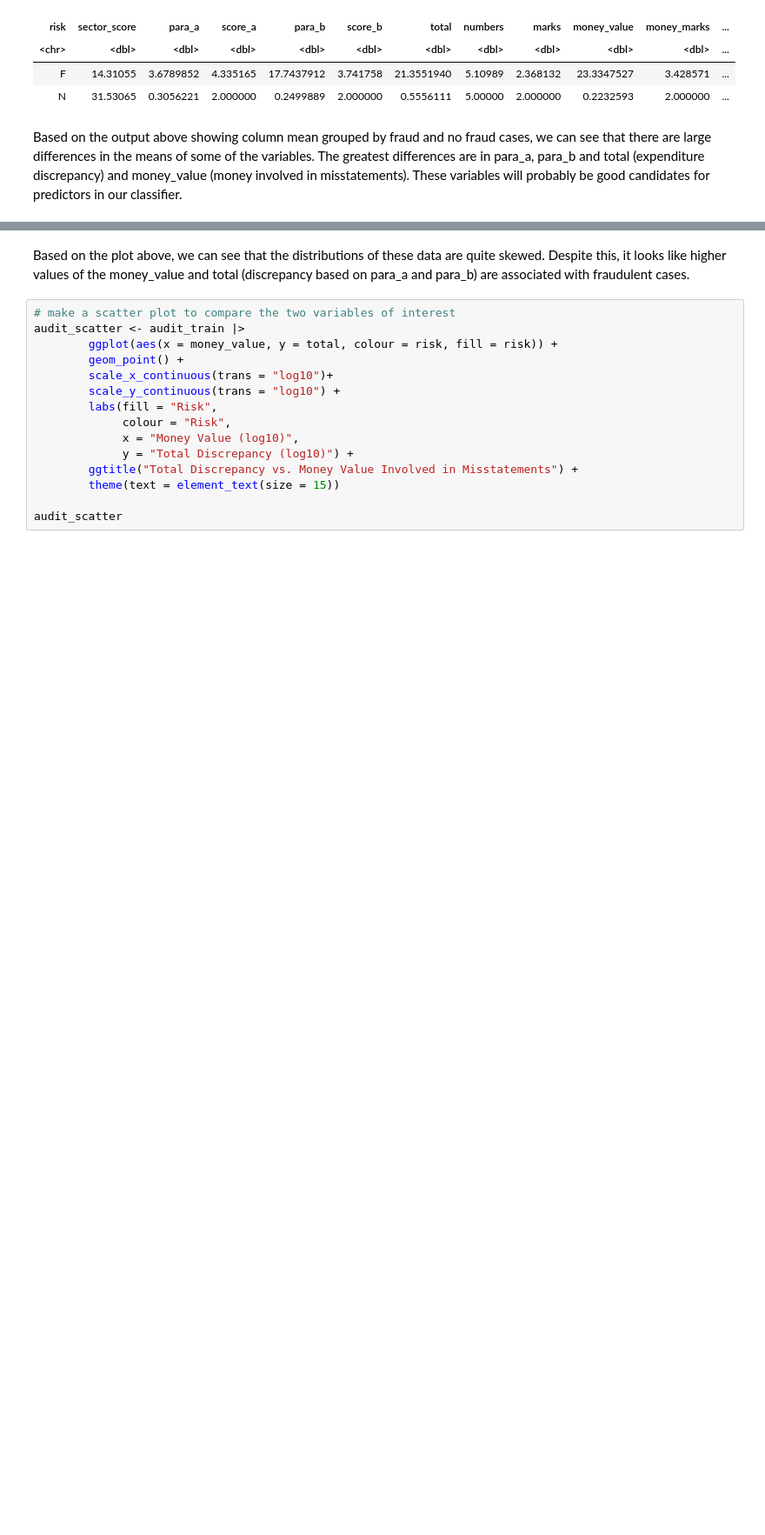
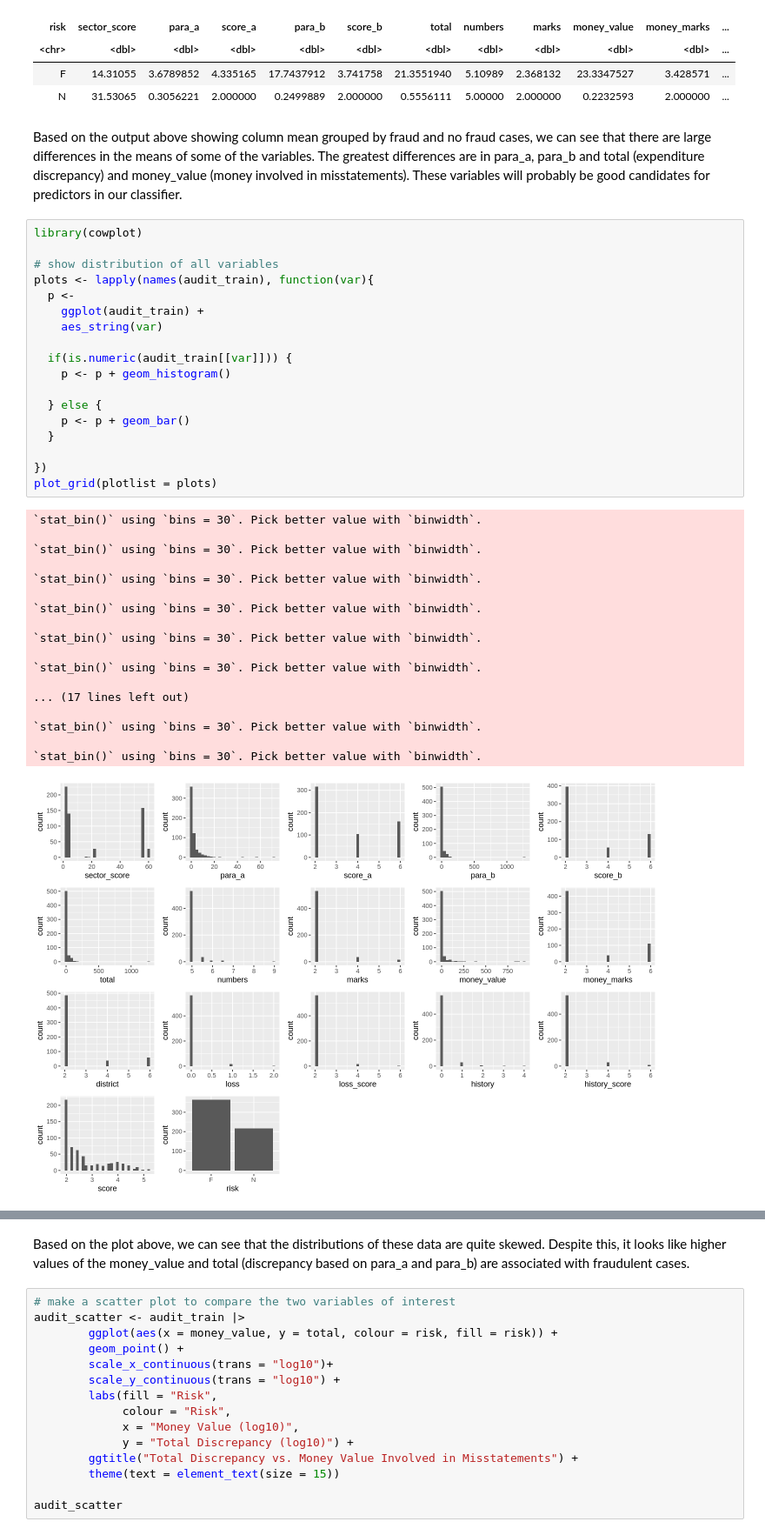
Before and after one commit to hakkd/KNN-Fraud-Detection, a Jupyter notebook: Group_Proposal.ipynb, the cells around one changed output, grey strips where cells are left out. Shown at 87% size. Saved outputs shown, nothing was run; the diff lists cells and outputs as text; blank space fills up the shorter version.

Commit message:
added all distributions

```diff
--- a/Group_Proposal.ipynb
+++ b/Group_Proposal.ipynb
@@ -163,3 +164,40 @@ A tibble: 2 × 17
 | N | 31.53065 | 0.3056221 | 2.000000 | 0.2499889 | 2.000000 | 0.5556111 | 5.00000 | 2.000000 | 0.2232593 | 2.000000 | ... |
 # %% [markdown]
 Based on the output above showing column mean grouped by fraud and no fraud cases, we can see that there are large differences in the means of some of the variables. The greatest differences are in para_a, para_b and total (expenditure discrepancy) and money_value (money involved in misstatements). These variables will probably be good candidates for predictors in our classifier.
+# %%
+library(cowplot)
+
+# show distribution of all variables
+plots <- lapply(names(audit_train), function(var){
+  p <-
+    ggplot(audit_train) +
+    aes_string(var)
+
+  if(is.numeric(audit_train[[var]])) {
+    p <- p + geom_histogram()
+
+  } else {
+    p <- p + geom_bar()
+  }
+
+})
+plot_grid(plotlist = plots)
+# %% [output]
+`stat_bin()` using `bins = 30`. Pick better value with `binwidth`.
+
+`stat_bin()` using `bins = 30`. Pick better value with `binwidth`.
+
+`stat_bin()` using `bins = 30`. Pick better value with `binwidth`.
+
+`stat_bin()` using `bins = 30`. Pick better value with `binwidth`.
+
+`stat_bin()` using `bins = 30`. Pick better value with `binwidth`.
+
+`stat_bin()` using `bins = 30`. Pick better value with `binwidth`.
+
+... (17 lines left out)
+
+`stat_bin()` using `bins = 30`. Pick better value with `binwidth`.
+
+`stat_bin()` using `bins = 30`. Pick better value with `binwidth`.
+[figure, added]
```
Also changed, not shown: parts of 3 cells of this notebook.
